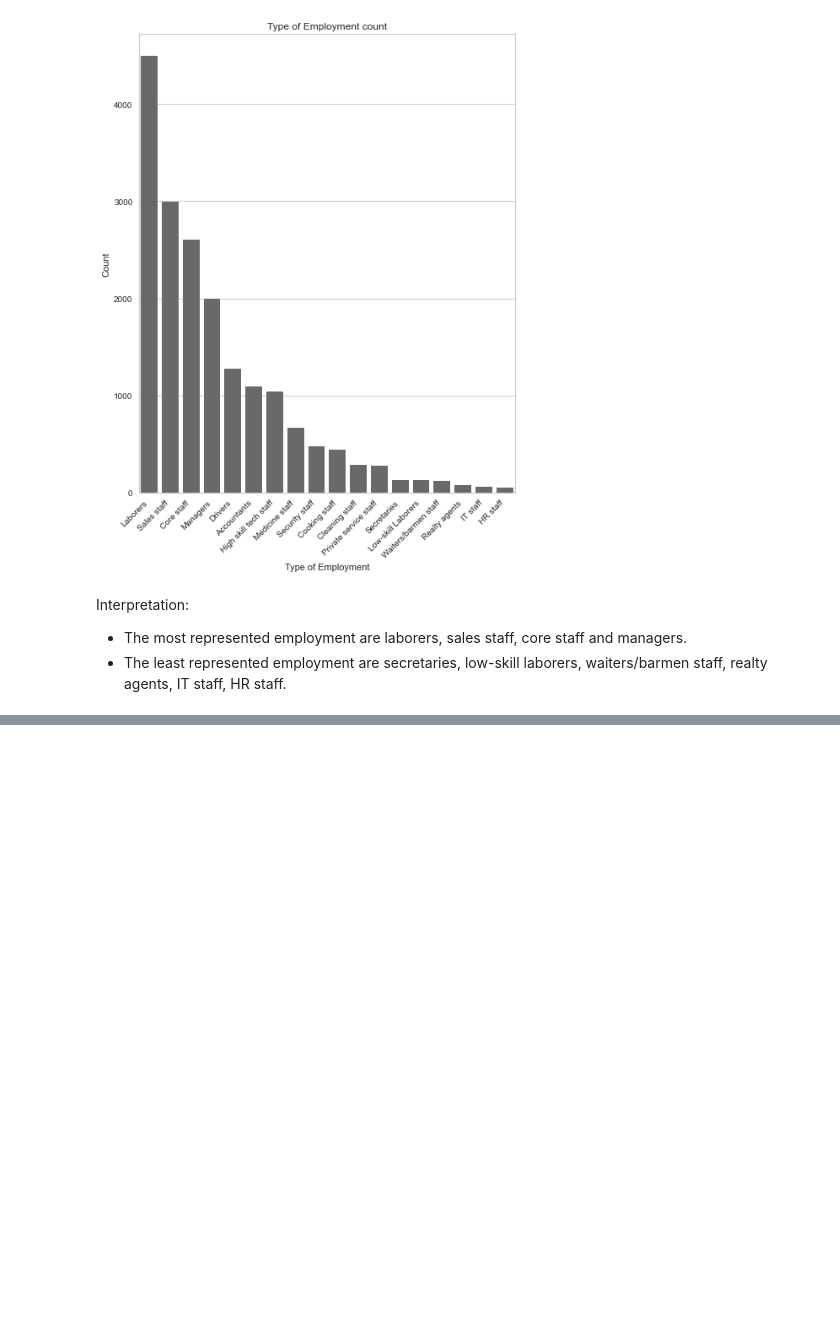
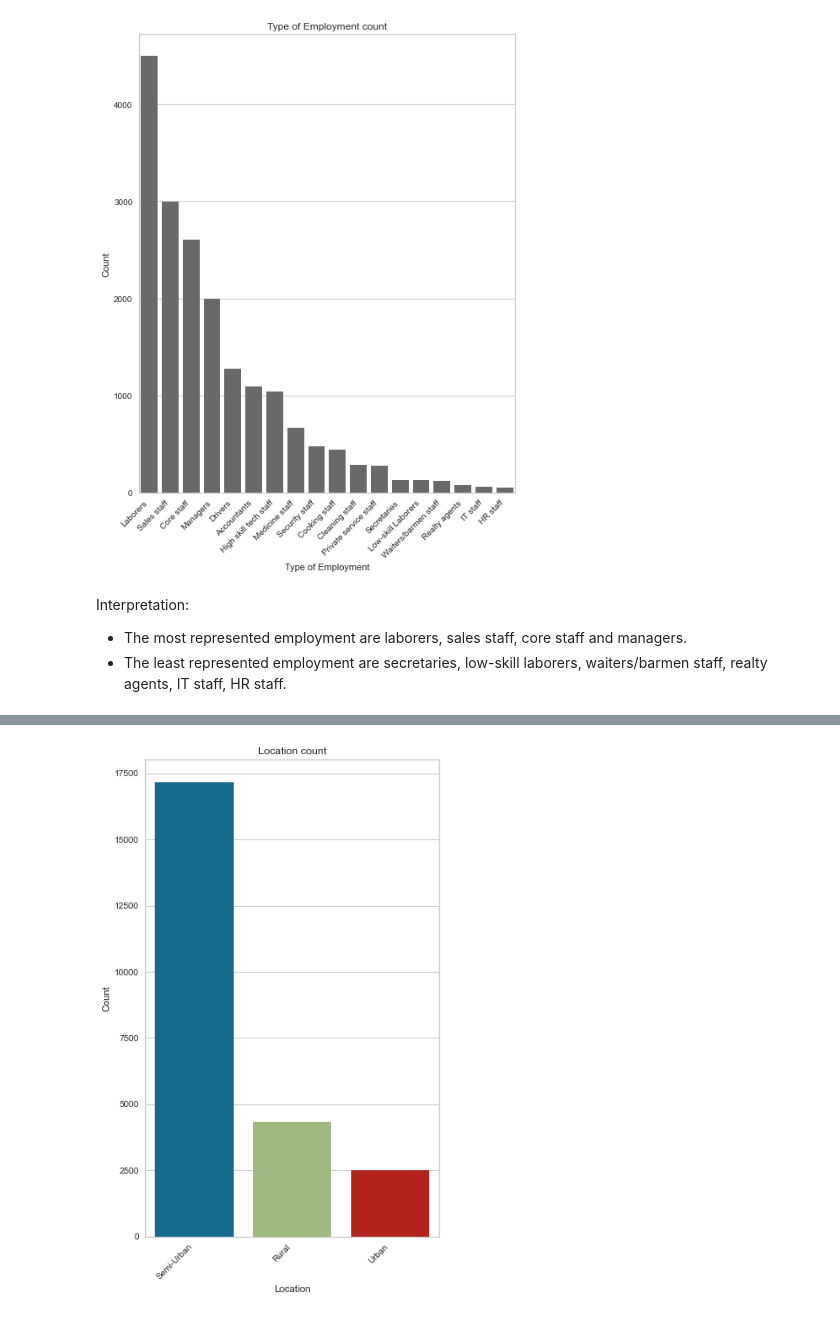
Before and after one commit to semasuka/Loan-amount-prediction-regression, a Jupyter notebook: Loan_amount_prediction.ipynb, the cells around one changed output, grey strips where cells are left out. Saved outputs shown, nothing was run; the diff lists cells and outputs as text; code cells hidden in the pictures; blank space fills up the shorter version.

Commit message:
Location & request amount univariable analysis added

```diff
--- a/Loan_amount_prediction.ipynb
+++ b/Loan_amount_prediction.ipynb
@@ -443,0 +464,4 @@ Interpretation:
+# %%
+create_bar_plot(loan_amt_train_copy,'Location')
+# %% [output]
+[figure, added]
```
Also changed, not shown: parts of 4 cells of this notebook.
